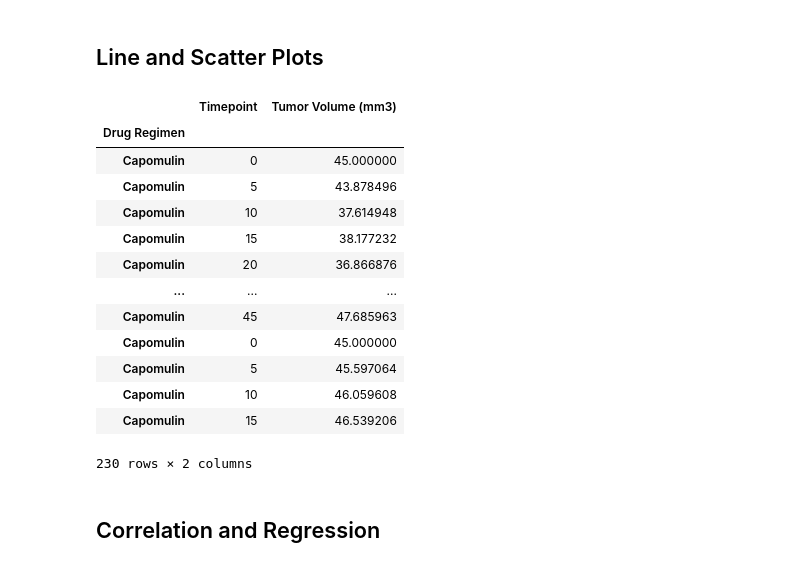
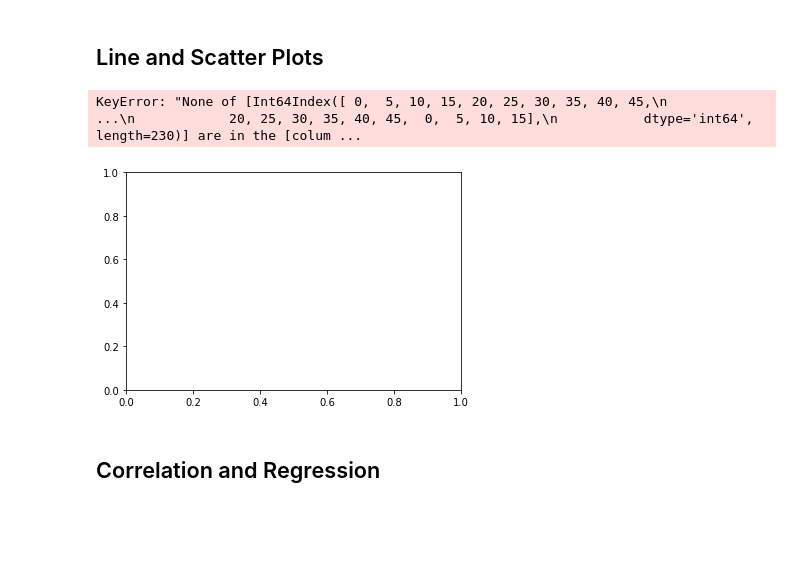
Before and after one commit to msckat11/matplotlib-challenge, a Jupyter notebook: pymaceuticals_starter.ipynb, the cells around one changed output. Saved outputs shown, nothing was run; the diff lists cells and outputs as text; code cells hidden in the pictures; blank space fills up the shorter version.

Commit message:
attempting scatter plot

```diff
--- a/pymaceuticals_starter.ipynb
+++ b/pymaceuticals_starter.ipynb
@@ -291,29 +291,27 @@ tumor_vol_data = []
 ## Line and Scatter Plots
 # %%
 # Generate a line plot of time point versus tumor volume for a mouse treated with Capomulin
-clean_index
-
-drug_index = clean_index.set_index("Drug Regimen")
-capomulin_data = drug_index.loc[["Capomulin"], :]
-cap_data = capomulin_data[["Timepoint", "Tumor Volume (mm3)"]]
-cap_data
-# %% [output]
-|  | Timepoint | Tumor Volume (mm3) |
-| Drug Regimen |  |  |
-| Capomulin | 0 | 45.000000 |
-| Capomulin | 5 | 43.878496 |
-| Capomulin | 10 | 37.614948 |
-| Capomulin | 15 | 38.177232 |
-| Capomulin | 20 | 36.866876 |
-| ... | ... | ... |
-| Capomulin | 45 | 47.685963 |
-| Capomulin | 0 | 45.000000 |
-| Capomulin | 5 | 45.597064 |
-| Capomulin | 10 | 46.059608 |
-| Capomulin | 15 | 46.539206 |
-230 rows × 2 columns
 # %%
 # Generate a scatter plot of mouse weight versus average tumor volume for the Capomulin regimen
+clean_index
+
+drug_index = clean_index.set_index("Drug Regimen")
+capomulin_data = drug_index.loc[["Capomulin"], :]
+cap_time = []
+for value in capomulin_data["Timepoint"]:
+    cap_time.append(value)
+cap_tumor = []
+for value in capomulin_data["Tumor Volume (mm3)"]:
+    cap_tumor.append(va)
+
+
+# scatter_data = cap_data.set_index("Timepoint")
+# scat_dat = pd.DataFrame(scatter_data)
+# %%
+scat_dat.plot.scatter(cap_time, cap_tumor)
+# %% [output]
+KeyError: "None of [Int64Index([ 0,  5, 10, 15, 20, 25, 30, 35, 40, 45,\n            ...\n            20, 25, 30, 35, 40, 45,  0,  5, 10, 15],\n           dtype='int64', length=230)] are in the [colum ...
+[figure, added]
 # %% [markdown]
 ## Correlation and Regression
 # %%
```
Also changed, not shown: parts of 2 cells of this notebook.
